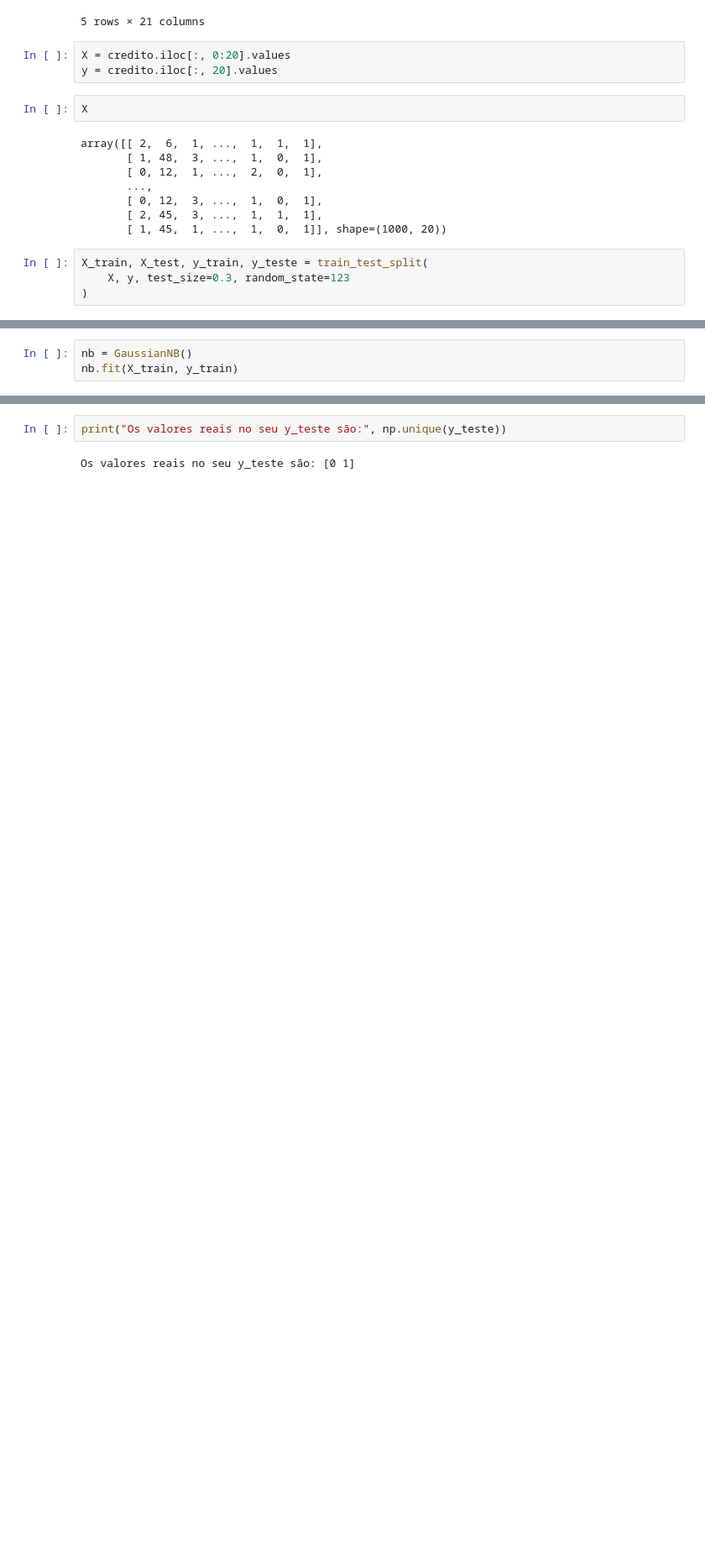
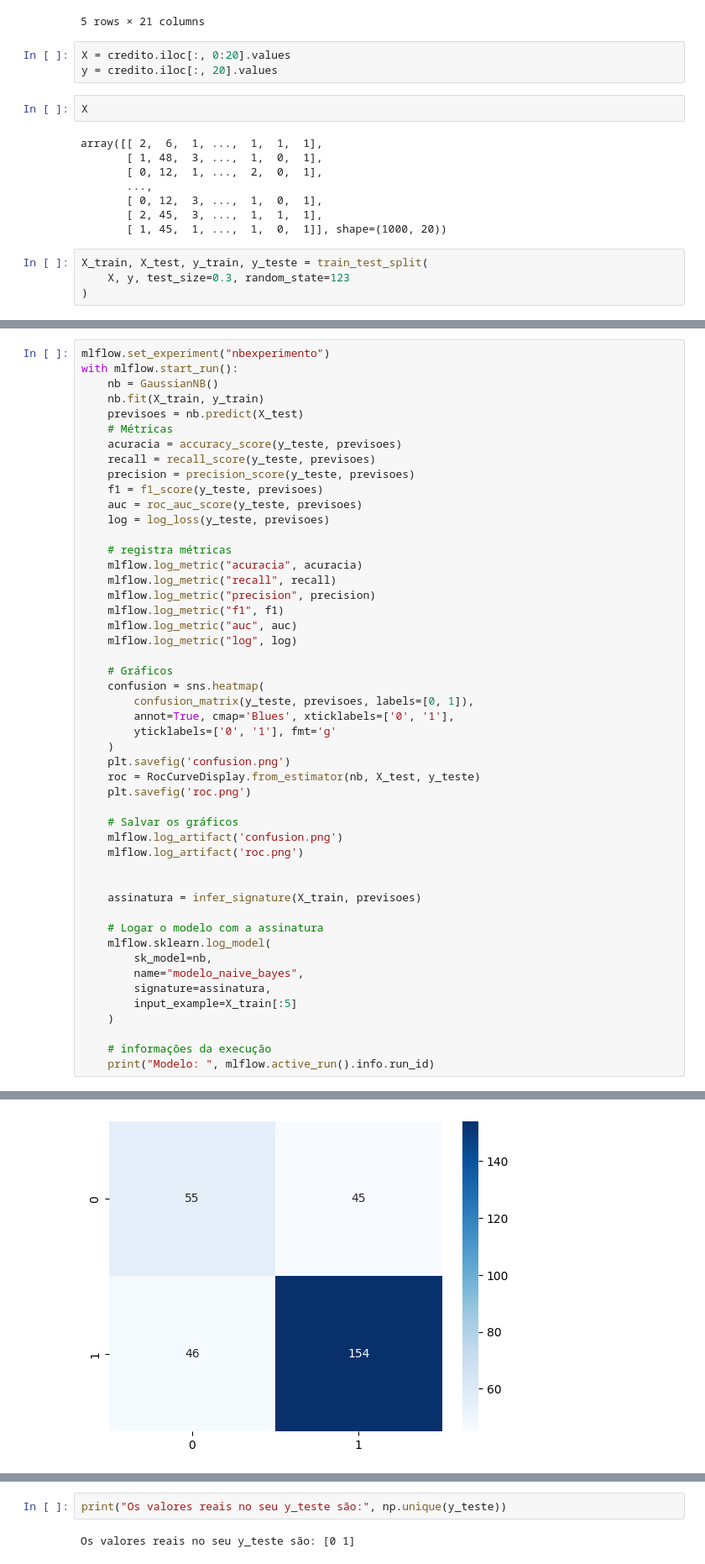
Before and after one commit to Joao-Inacio/MLOps-Implantacao-e-Operacao-de-Modelos-de-Machine-Learning, a Jupyter notebook: notebooks/ops.ipynb, the cells around one changed output, grey strips where cells are left out. Shown at 84% size. Drawn from its saved outputs; the diff is of its cells as text; blank space fills up the shorter version.

Commit message:
Registrando Modelos com MLFlow

```diff
--- a/notebooks/ops.ipynb
+++ b/notebooks/ops.ipynb
@@ -61,4 +67,50 @@ X_train, X_test, y_train, y_teste = train_test_split(
 # %%
-nb = GaussianNB()
-nb.fit(X_train, y_train)
+mlflow.set_experiment("nbexperimento")
+with mlflow.start_run():
+    nb = GaussianNB()
+    nb.fit(X_train, y_train)
+    previsoes = nb.predict(X_test)
+    # Métricas
+    acuracia = accuracy_score(y_teste, previsoes)
+    recall = recall_score(y_teste, previsoes)
+    precision = precision_score(y_teste, previsoes)
+    f1 = f1_score(y_teste, previsoes)
+    auc = roc_auc_score(y_teste, previsoes)
+    log = log_loss(y_teste, previsoes)
+
+    # registra métricas
+    mlflow.log_metric("acuracia", acuracia)
+    mlflow.log_metric("recall", recall)
+    mlflow.log_metric("precision", precision)
+    mlflow.log_metric("f1", f1)
+    mlflow.log_metric("auc", auc)
+    mlflow.log_metric("log", log)
+
+    # Gráficos
+    confusion = sns.heatmap(
+        confusion_matrix(y_teste, previsoes, labels=[0, 1]),
+        annot=True, cmap='Blues', xticklabels=['0', '1'],
+        yticklabels=['0', '1'], fmt='g'
+    )
+    plt.savefig('confusion.png')
+    roc = RocCurveDisplay.from_estimator(nb, X_test, y_teste)
+    plt.savefig('roc.png')
+
+    # Salvar os gráficos
+    mlflow.log_artifact('confusion.png')
+    mlflow.log_artifact('roc.png')
+
+
+    assinatura = infer_signature(X_train, previsoes)
+
+    # Logar o modelo com a assinatura
+    mlflow.sklearn.log_model(
+        sk_model=nb,
+        name="modelo_naive_bayes",
+        signature=assinatura,
+        input_example=X_train[:5]
+    )
+
+    # informações da execução
+    print("Modelo: ", mlflow.active_run().info.run_id)
 # %% [output]
@@ -65,0 +125 @@ GaussianNB()
+[figure, added]
```
Also changed, not shown: parts of 9 cells of this notebook.
